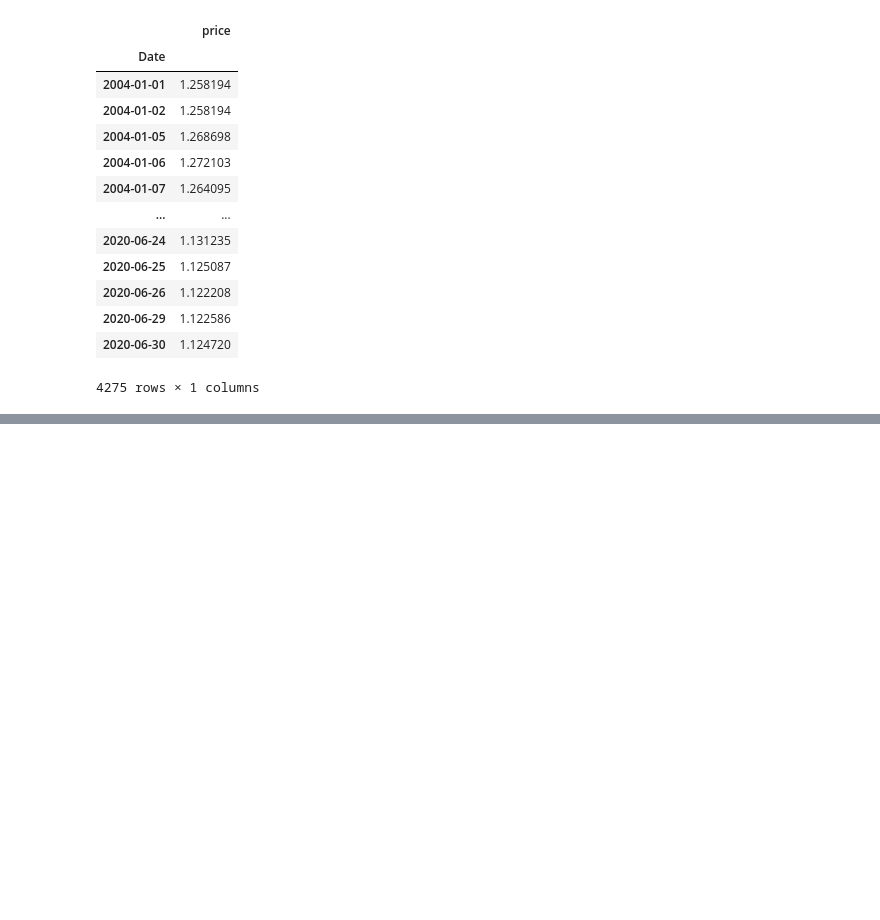
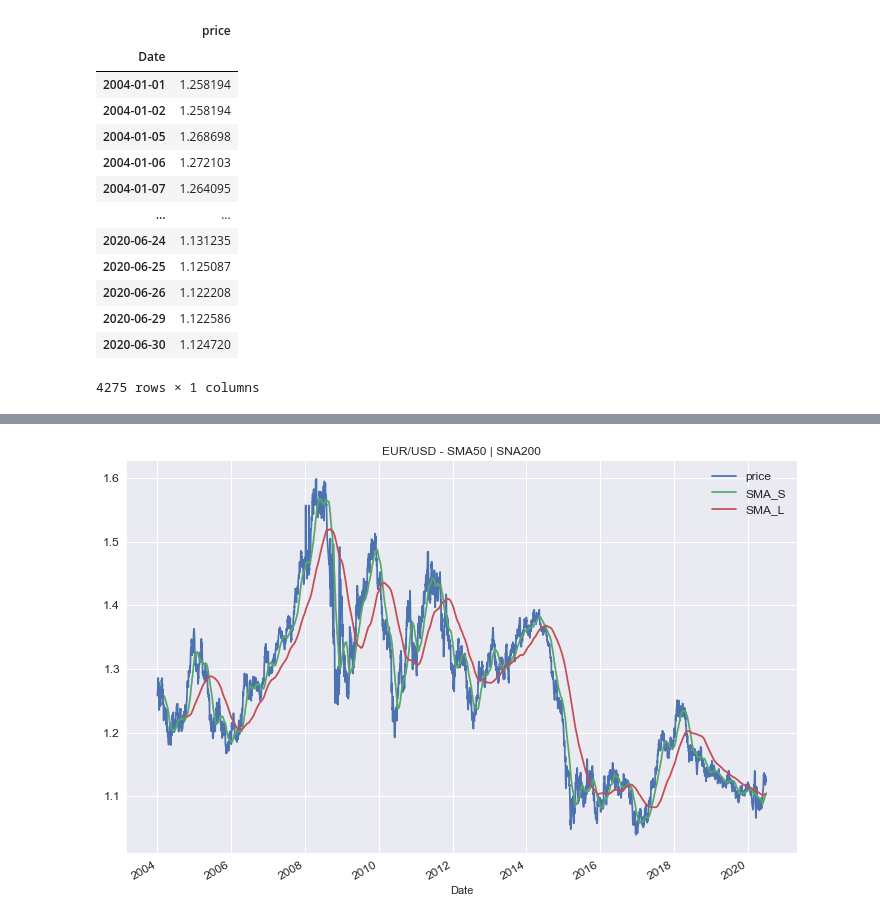
Before and after one commit to contractShield/TA, a Jupyter notebook: lecture4_SMA_Crossover_Strategy.ipynb, the cells around one changed output, grey strips where cells are left out. Cells and saved outputs as stored; diff of their text form; code cells hidden in the pictures; blank space fills up the shorter version.

```diff
--- a/lecture4_SMA_Crossover_Strategy.ipynb
+++ b/lecture4_SMA_Crossover_Strategy.ipynb
@@ -24,3 +24,8 @@ data
 | 2020-06-29 | 1.122586 |
 | 2020-06-30 | 1.124720 |
 4275 rows × 1 columns
+# %%
+# 단기 SMA와 장기 SMA를 정의
+# 대중적으로 단기 50/ 장기 200이 사용됨
+sma_s = 50
+sma_l = 200
@@ -26,0 +66,4 @@ data
+# %%
+data['SMA_S'] = data.price.rolling(sma_s).mean()
+data['SMA_L'] = data.price.rolling(sma_l).mean()
+data
@@ -26,0 +85,7 @@ data
+# %%
+# 데이터프레임 시각화
+data.plot(figsize=(12,8), title='EUR/USD - SMA{} | SNA{}'.format(sma_s, sma_l), fontsize=12)
+plt.legend(fontsize=12)
+plt.show()
+# %% [output]
+[figure, added]
```
Also changed, not shown: parts of 23 cells of this notebook.
